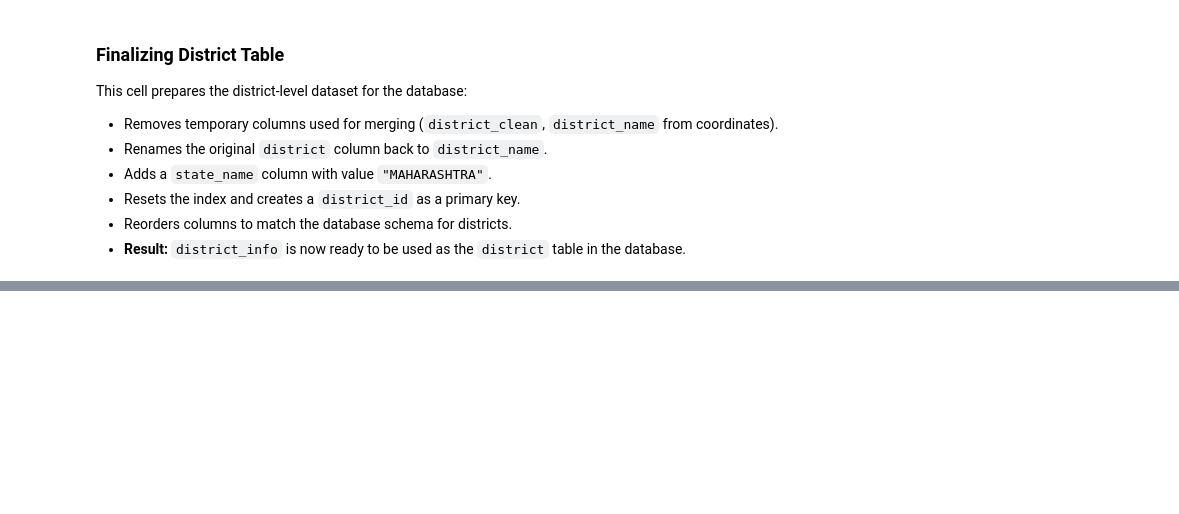
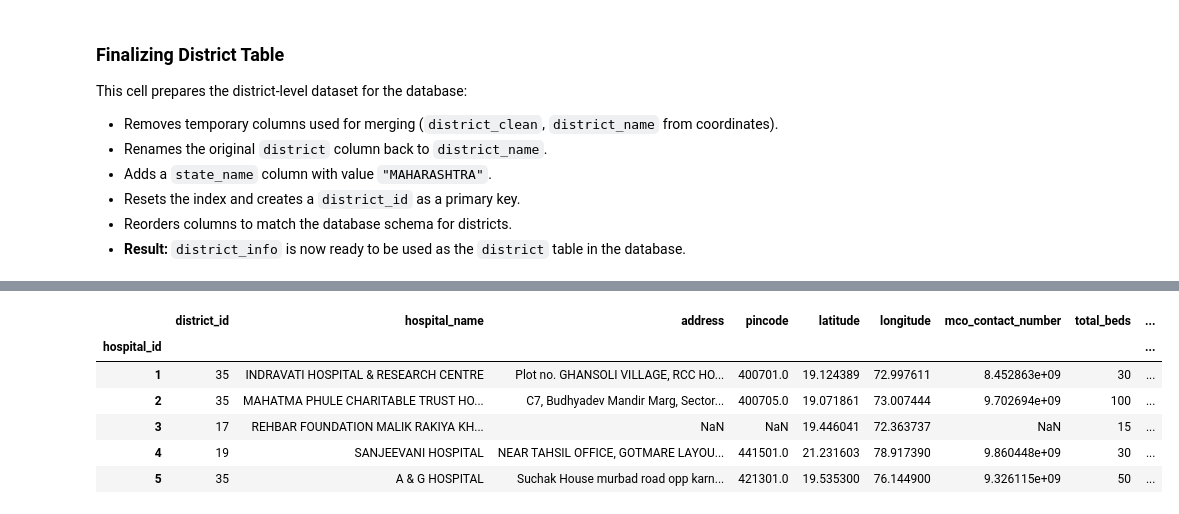
Before and after one commit to nikhil-dhumal/EquiHealth, a Jupyter notebook: scripts/scrape-health-data.ipynb, the cells around one changed output, grey strips where cells are left out. Cells and saved outputs as stored; diff of their text form; code cells hidden in the pictures; blank space fills up the shorter version.

Commit message:
Add latitude and longitude to hospital data using pincode and district fallback

```diff
--- a/scripts/scrape-health-data.ipynb
+++ b/scripts/scrape-health-data.ipynb
@@ -1452,0 +1463,5 @@ hospital_df.to_csv("../data/maharashtra/hospital.csv")
+# %%
+hospital_df = pd.read_csv("../data/maharashtra/hospital.csv", index_col=0)
+pincode_df = pd.read_csv("../data/pincode.csv", dtype={"Pincode": "string"}, low_memory=False)
+pincode_df["Latitude"] = pd.to_numeric(pincode_df["Latitude"], errors="coerce")
+pincode_df["Longitude"] = pd.to_numeric(pincode_df["Longitude"], errors="coerce")
@@ -1452,0 +1537,39 @@ hospital_df.to_csv("../data/maharashtra/hospital.csv")
+# %%
+hospital_df = hospital_df.merge(
+    district_df[['latitude', 'longitude']],
+    left_on='district_id',
+    right_index=True,
+    suffixes=('', '_district')
+)
+
+hospital_df['latitude'] = hospital_df['latitude'].fillna(hospital_df['latitude_district'])
+hospital_df['longitude'] = hospital_df['longitude'].fillna(hospital_df['longitude_district'])
+
+hospital_df = hospital_df.drop(columns=['latitude_district', 'longitude_district'])
+# %%
+hospital_df = hospital_df.rename(columns={"government_sub_type": "government_subtype"})
+
+hospital_df = hospital_df[
+    [
+        "district_id",
+        "hospital_name",
+        "address",
+        "pincode",
+        "latitude",
+        "longitude",
+        "mco_contact_number",
+        "total_beds",
+        "hospital_type",
+        "government_subtype"
+    ]
+]
+
+hospital_df.head()
+# %% [output]
+|  | district_id | hospital_name | address | pincode | latitude | longitude | mco_contact_number | total_beds | ... |
+| hospital_id |  |  |  |  |  |  |  |  | ... |
+| 1 | 35 | INDRAVATI HOSPITAL & RESEARCH CENTRE | Plot no. GHANSOLI VILLAGE, RCC HO... | 400701.0 | 19.124389 | 72.997611 | 8.452863e+09 | 30 | ... |
+| 2 | 35 | MAHATMA PHULE CHARITABLE TRUST HO... | C7, Budhyadev Mandir Marg, Sector... | 400705.0 | 19.071861 | 73.007444 | 9.702694e+09 | 100 | ... |
+| 3 | 17 | REHBAR FOUNDATION MALIK RAKIYA KH... | NaN | NaN | 19.446041 | 72.363737 | NaN | 15 | ... |
+| 4 | 19 | SANJEEVANI HOSPITAL | NEAR TAHSIL OFFICE, GOTMARE LAYOU... | 441501.0 | 21.231603 | 78.917390 | 9.860448e+09 | 30 | ... |
+| 5 | 35 | A & G HOSPITAL | Suchak House murbad road opp karn... | 421301.0 | 19.535300 | 76.144900 | 9.326115e+09 | 50 | ... |
```
Also changed, not shown: parts of 13 cells of this notebook, 1 other file.
